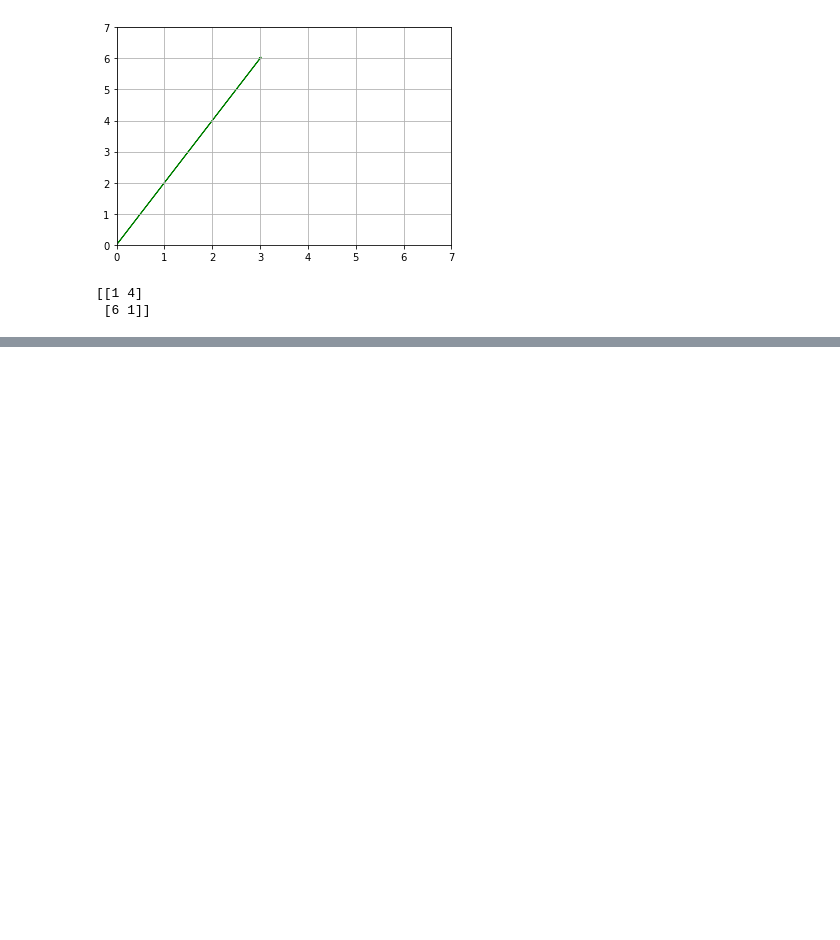
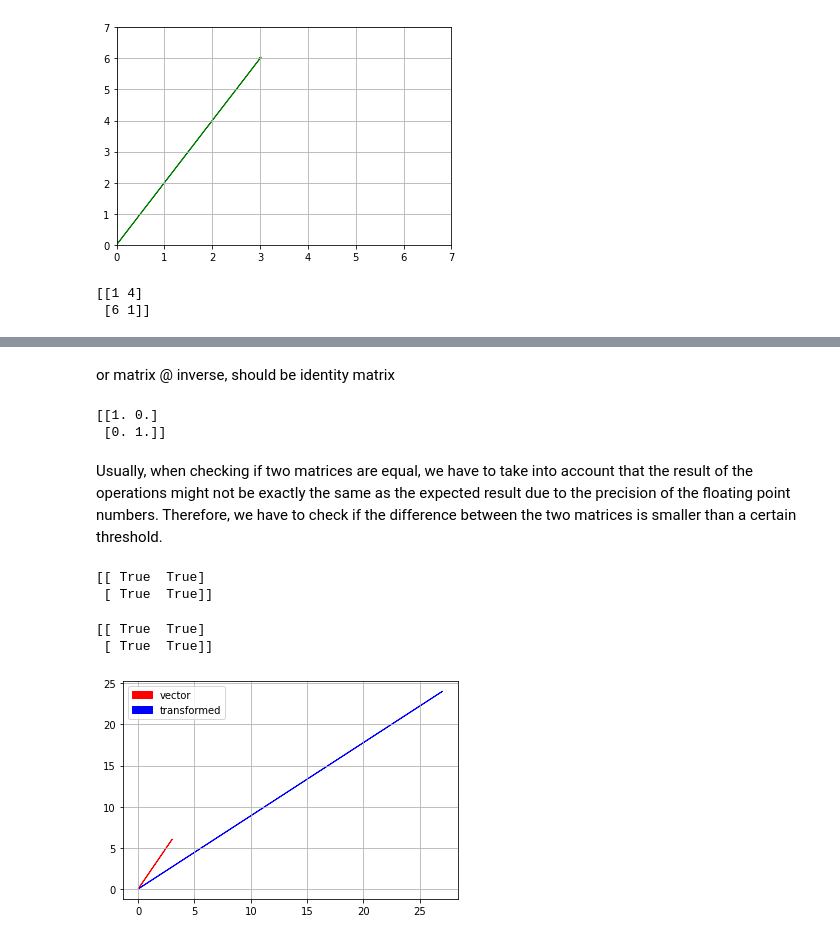
Before and after one commit to isakovaad/BDMA-projects, a Jupyter notebook: CS/MGMA/mgma1.ipynb, the cells around one changed output, grey strips where cells are left out. Cells and saved outputs as stored; diff of their text form; code cells hidden in the pictures; blank space fills up the shorter version.

```diff
--- a/CS/MGMA/mgma1.ipynb
+++ b/CS/MGMA/mgma1.ipynb
@@ -177,0 +204,35 @@ plt.show()
+# %% [markdown]
+or matrix @ inverse, should be identity matrix
+# %%
+check = matrix.dot(inverse)
+
+print(check)
+# %% [output]
+[[1. 0.]
+ [0. 1.]]
+# %% [markdown]
+Usually, when checking if two matrices are equal, we have to take into account that the result of the operations might not be exactly the same as the expected result due to the precision of the floating point numbers. Therefore, we have to check if the difference between the two matrices is smaller than a certain threshold.
+# %%
+# checking if check is identity matrix
+print(np.isclose(check, np.eye(2)))
+# %% [output]
+[[ True  True]
+ [ True  True]]
+# %%
+# and, defining the precision
+print(np.isclose(check, np.eye(2), atol=1e-8))
+# %% [output]
+[[ True  True]
+ [ True  True]]
+# %%
+# vector-matrix operations
+
+transformed = matrix.dot(vector)
+
+plt.arrow(0, 0, vector[0], vector[1], head_width=.05, head_length=0.05, color='red', label='vector')
+plt.arrow(0, 0, transformed[0], transformed[1], head_width=.05, head_length=0.05, color='blue', label='transformed')
+plt.grid()
+plt.legend()
+plt.show()
+# %% [output]
+[figure, added]
```
Also changed, not shown: parts of 11 cells of this notebook.
